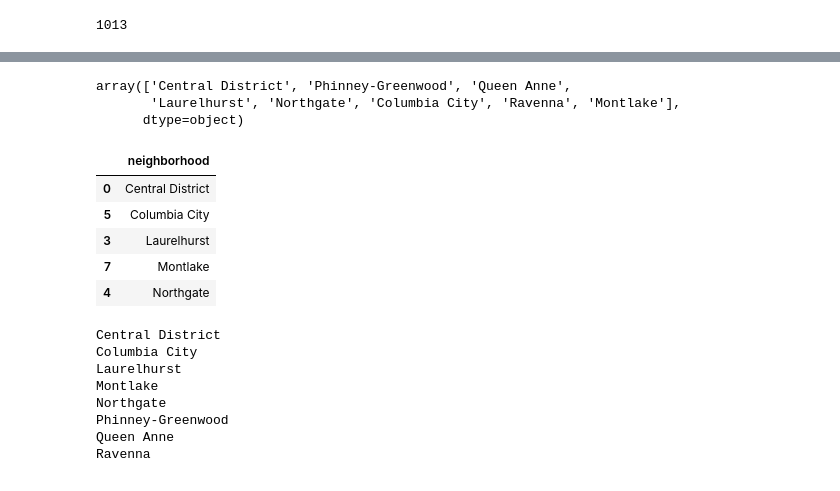
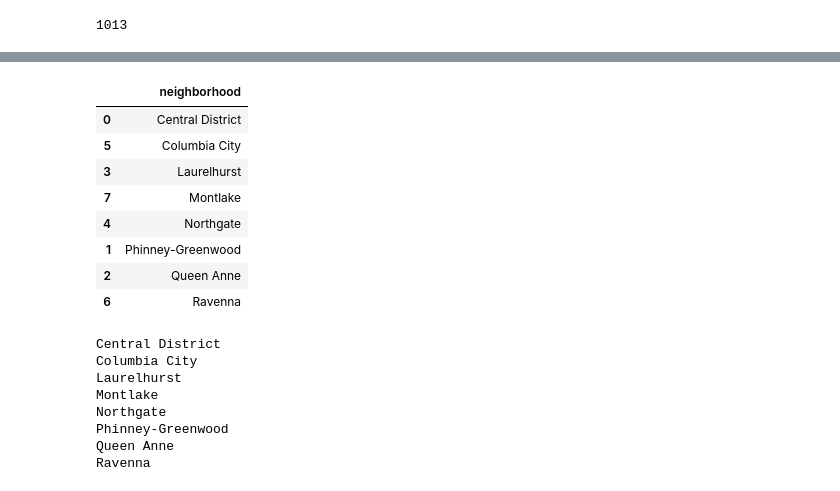
Before and after one commit to amckennafoster/seattle-littlefreelibrary, a Jupyter notebook: analysis/publicLibraryComparison/Get-SPL-data-by-hood.ipynb, the cells around one changed output, grey strips where cells are left out. Drawn from its saved outputs; the diff is of its cells as text; code cells hidden in the pictures.

```diff
--- a/analysis/publicLibraryComparison/Get-SPL-data-by-hood.ipynb
+++ b/analysis/publicLibraryComparison/Get-SPL-data-by-hood.ipynb
@@ -469,20 +441,17 @@ plt.xlim(1960, 2020)
-# %%
-dfbookyr.neighborhood.unique()
-# %% [output]
-array(['Central District', 'Phinney-Greenwood', 'Queen Anne',
-       'Laurelhurst', 'Northgate', 'Columbia City', 'Ravenna', 'Montlake'],
-      dtype=object)
 # %%
 hoods = pd.DataFrame(dict(neighborhood=dfbookyr.neighborhood.unique()))
 hoods = hoods.sort_values(by=['neighborhood'])
-hoods.head()
+hoods.head(8)
 # %% [output]
 |  | neighborhood |
 | 0 | Central District |
 | 5 | Columbia City |
 | 3 | Laurelhurst |
 | 7 | Montlake |
 | 4 | Northgate |
+| 1 | Phinney-Greenwood |
+| 2 | Queen Anne |
+| 6 | Ravenna |
 # %%
 for h in hoods['neighborhood']:
     hood=h
```
Also changed, not shown: parts of 5 cells of this notebook, 30 other files.
